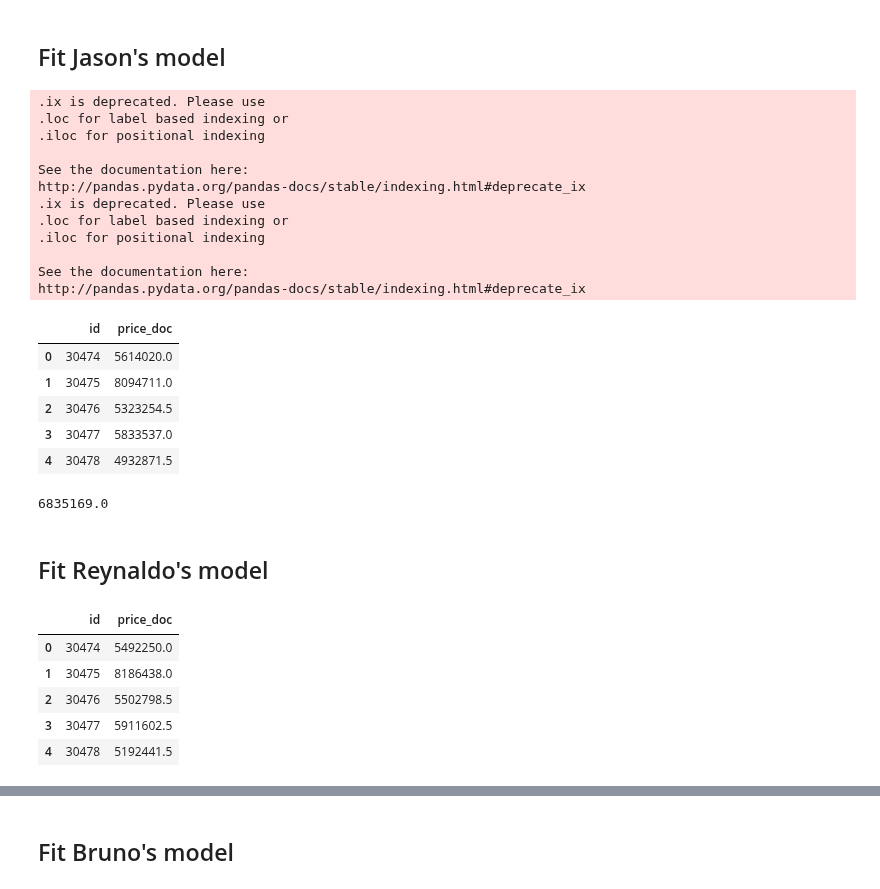
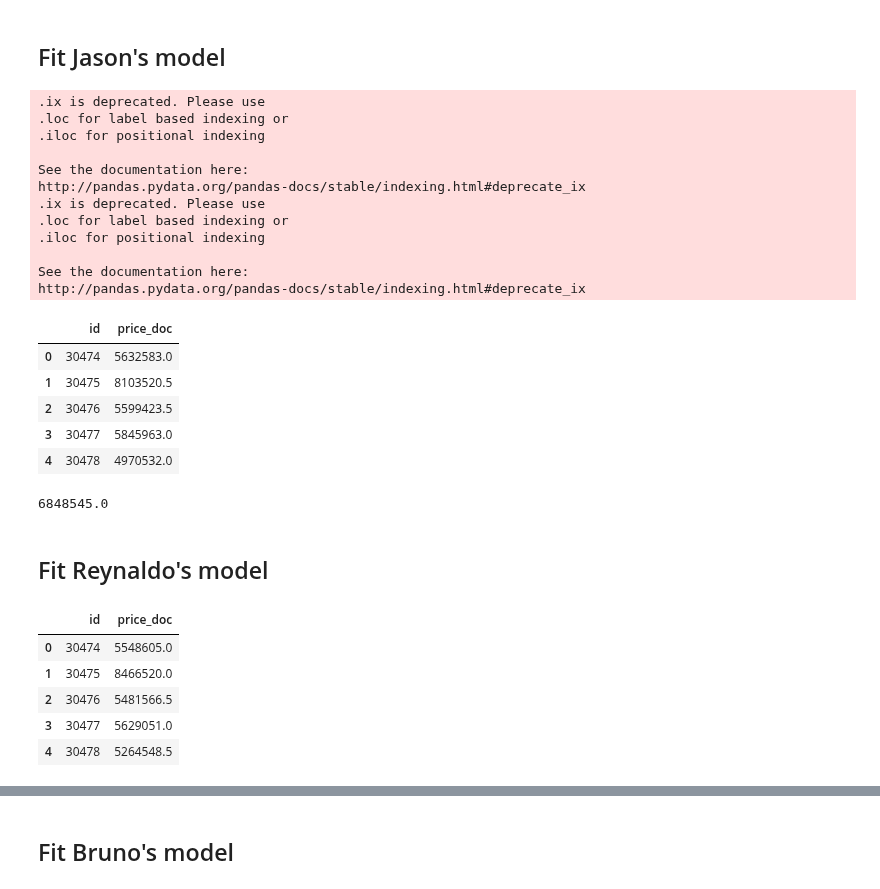
Before and after one commit to JCreeks/SyberbankHousingPrice, a Jupyter notebook: Latest_Iteration_MultiplierTuning_2.ipynb, the cells around one changed output, grey strips where cells are left out. Drawn from its saved outputs; the diff is of its cells as text; code cells hidden in the pictures.

```diff
--- a/Latest_Iteration_MultiplierTuning_2.ipynb
+++ b/Latest_Iteration_MultiplierTuning_2.ipynb
@@ -283,49 +283,50 @@ xgb_params = {
     'colsample_bytree': 0.7,
     'objective': 'reg:linear',
     'eval_metric': 'rmse',
-    'silent': 1
+    'silent': 1,
+    'seed':5
 }
 
 dtrain = xgb.DMatrix(x_train, y_train, weight=wts)
 dtest = xgb.DMatrix(x_test)
 
 #cv_output = xgb.cv(xgb_params, dtrain, num_boost_round=1000, early_stopping_rounds=20,
 #    verbose_eval=50, show_stdv=False)
 #cv_output[['train-rmse-mean', 'test-rmse-mean']].plot()
 
 #num_boost_rounds = len(cv_output)
 model = xgb.train(dict(xgb_params, silent=0), dtrain, num_boost_round=350)
 
 #fig, ax = plt.subplots(1, 1, figsize=(8, 13))
 #xgb.plot_importance(model, max_num_features=50, height=0.5, ax=ax)
 
 y_predict = model.predict(dtest)
 jason_model_output = pd.DataFrame({'id': id_test, 'price_doc': y_predict})
 jason_model_output.head()
 # %% [output]
 .ix is deprecated. Please use
 .loc for label based indexing or
 .iloc for positional indexing
 
 See the documentation here:
 http://pandas.pydata.org/pandas-docs/stable/indexing.html#deprecate_ix
 .ix is deprecated. Please use
 .loc for label based indexing or
 .iloc for positional indexing
 
 See the documentation here:
 http://pandas.pydata.org/pandas-docs/stable/indexing.html#deprecate_ix
 |  | id | price_doc |
-| 0 | 30474 | 5614020.0 |
-| 1 | 30475 | 8094711.0 |
-| 2 | 30476 | 5323254.5 |
-| 3 | 30477 | 5833537.0 |
-| 4 | 30478 | 4932871.5 |
+| 0 | 30474 | 5632583.0 |
+| 1 | 30475 | 8103520.5 |
+| 2 | 30476 | 5599423.5 |
+| 3 | 30477 | 5845963.0 |
+| 4 | 30478 | 4970532.0 |
 # %%
 jason_model_output.to_csv('jason_model.csv', index=False)
 np.exp( jason_model_output.price_doc.apply(np.log).mean() )
 # %% [output]
-6835169.0
+6848545.0
 # %% [markdown]
 ## Fit Reynaldo's model
 # %%
@@ -359,7 +360,8 @@ xgb_params = {
     'colsample_bytree': 0.7,
     'objective': 'reg:linear',
     'eval_metric': 'rmse',
-    'silent': 1
+    'silent': 1,
+    'seed':5
 }
 
 dtrain = xgb.DMatrix(x_train, y_train)
@@ -373,11 +375,11 @@ reynaldo_model_output = pd.DataFrame({'id': id_test, 'price_doc': y_predict})
 reynaldo_model_output.head()
 # %% [output]
 |  | id | price_doc |
-| 0 | 30474 | 5492250.0 |
-| 1 | 30475 | 8186438.0 |
-| 2 | 30476 | 5502798.5 |
-| 3 | 30477 | 5911602.5 |
-| 4 | 30478 | 5192441.5 |
+| 0 | 30474 | 5548605.0 |
+| 1 | 30475 | 8466520.0 |
+| 2 | 30476 | 5481566.5 |
+| 3 | 30477 | 5629051.0 |
+| 4 | 30478 | 5264548.5 |
 # %%
 reynaldo_model_output.to_csv('reynaldo_model.csv', index=False)
 np.exp( reynaldo_model_output.price_doc.apply(np.log).mean() )
```
Also changed, not shown: parts of 6 cells of this notebook, 3 other files.
